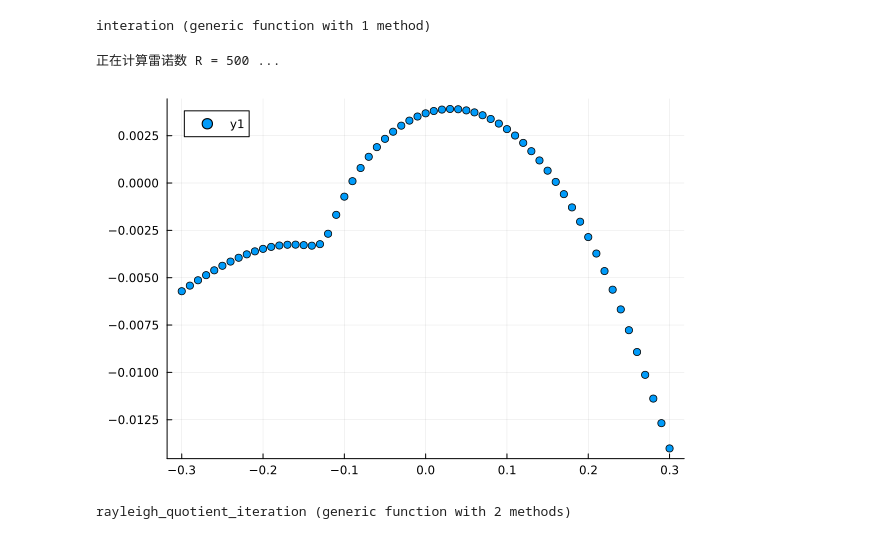
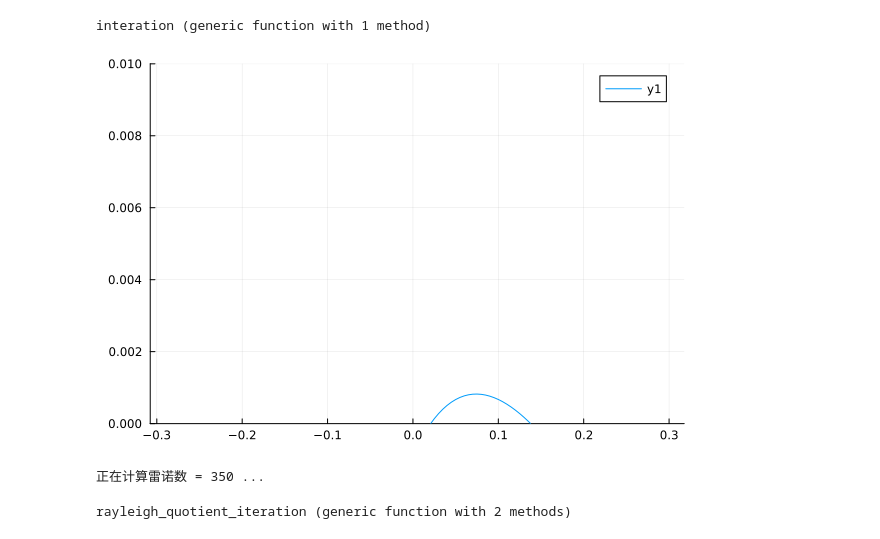
Before and after one commit to HaojieZhang917/compressible_bek, a Jupyter notebook: TwoDisk/data/stability/Zarf_neutral/stability_zarf.ipynb, the cells around one changed output. Drawn from its saved outputs; the diff is of its cells as text; code cells hidden in the pictures.

```diff
--- a/TwoDisk/data/stability/Zarf_neutral/stability_zarf.ipynb
+++ b/TwoDisk/data/stability/Zarf_neutral/stability_zarf.ipynb
@@ -141,0 +229,5 @@ ZONE T="Step_01", I=1, J=121, K=29, F=POINT
+# %%
+data = readdlm("test.dat",skipstart=3)
+plot(data[3:end,3],data[3:end,5],ylims=[0,0.01])
+# %% [output]
+[figure, added]
@@ -142,17 +241,12 @@ ZONE T="Step_01", I=1, J=121, K=29, F=POINT
 # %%
-R_ini= 500
-R_end = 500
+R_ini= 350
+R_end = 350
 be_up = 0.3
 be_down = -0.3
-alpha_ini = 0.001
-alpha_end = 0.71
+alpha_ini = 0.281
+alpha_end = 0.281
 N_cheb = 129
 interation(R_ini, R_end, alpha_ini, alpha_end, be_up, be_down, N_cheb)
 # %% [output]
-正在计算雷诺数 R = 500 ...
+正在计算雷诺数 = 350 ...
-# %%
-data = readdlm("test.dat")
-Plots.scatter(data[:,3],data[:,5])
-# %% [output]
-[figure, removed]
 # %%
```
Also changed, not shown: parts of 13 cells of this notebook, 6 other files.
